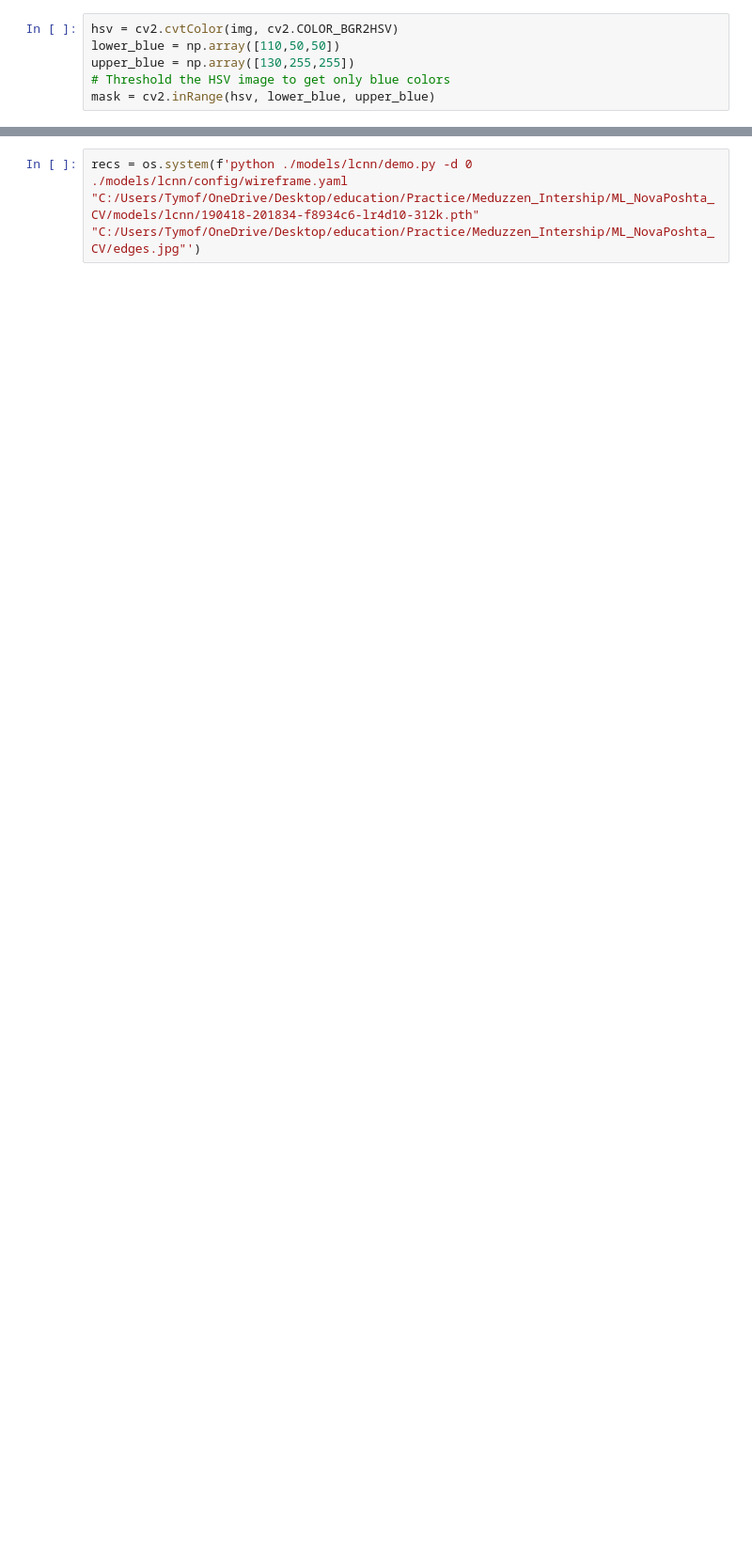
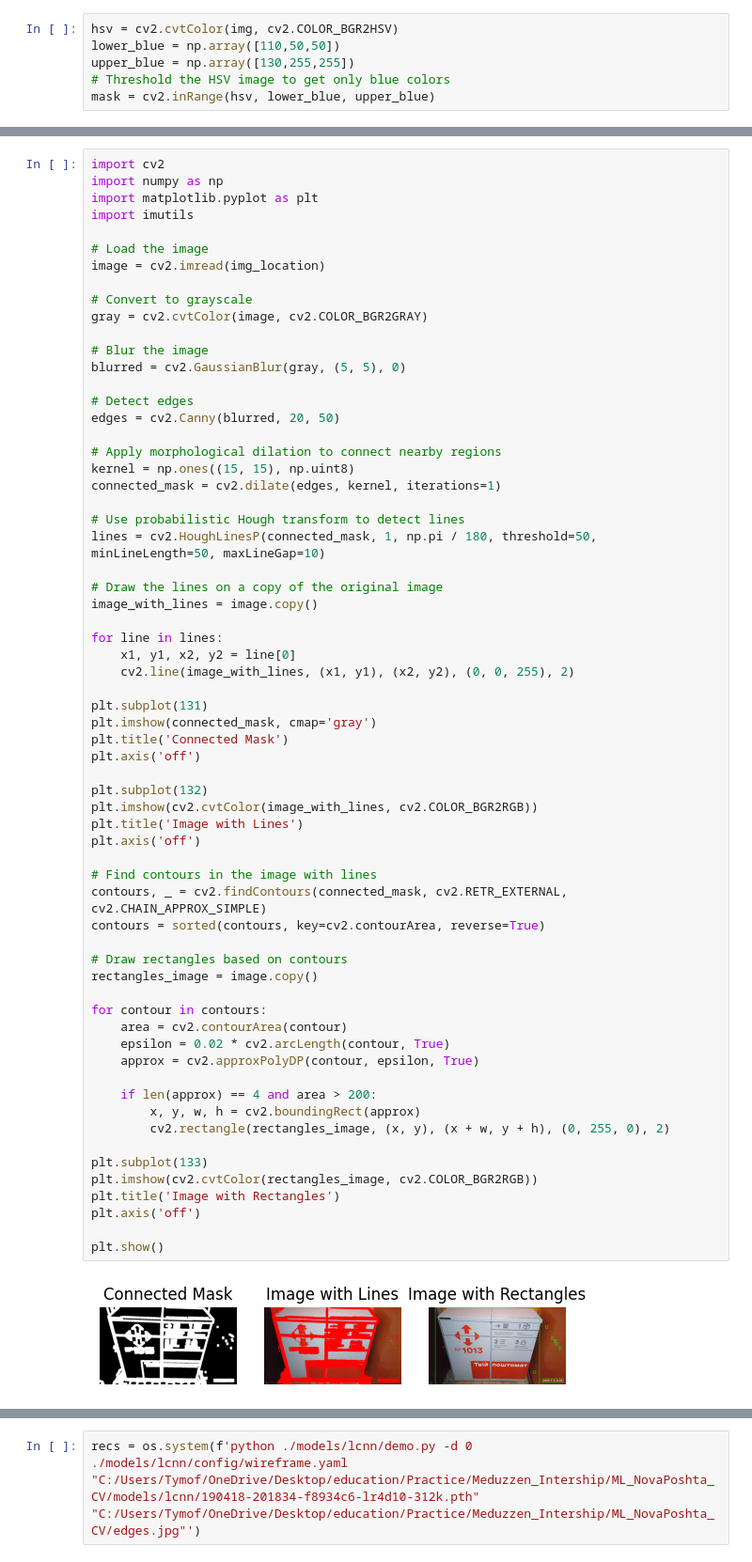
Before and after one commit to TimofiyJ/Meduzzen_Intership, a Jupyter notebook: ML_NovaPoshta_CV/experiments2.ipynb, the cells around one changed output, grey strips where cells are left out. Shown at 94% size. Drawn from its saved outputs; the diff is of its cells as text; blank space fills up the shorter version.

```diff
--- a/ML_NovaPoshta_CV/experiments2.ipynb
+++ b/ML_NovaPoshta_CV/experiments2.ipynb
@@ -114,3 +179,69 @@ plt.imshow(largest_component_mask, cmap='gray')
+# %%
+import cv2
+import numpy as np
+import matplotlib.pyplot as plt
+import imutils
+
+# Load the image
+image = cv2.imread(img_location)
+
+# Convert to grayscale
+gray = cv2.cvtColor(image, cv2.COLOR_BGR2GRAY)
+
+# Blur the image
+blurred = cv2.GaussianBlur(gray, (5, 5), 0)
+
+# Detect edges
+edges = cv2.Canny(blurred, 20, 50)
+
+# Apply morphological dilation to connect nearby regions
+kernel = np.ones((15, 15), np.uint8)
+connected_mask = cv2.dilate(edges, kernel, iterations=1)
+
+# Use probabilistic Hough transform to detect lines
+lines = cv2.HoughLinesP(connected_mask, 1, np.pi / 180, threshold=50, minLineLength=50, maxLineGap=10)
+
+# Draw the lines on a copy of the original image
+image_with_lines = image.copy()
+
+for line in lines:
+    x1, y1, x2, y2 = line[0]
+    cv2.line(image_with_lines, (x1, y1), (x2, y2), (0, 0, 255), 2)
+
+plt.subplot(131)
+plt.imshow(connected_mask, cmap='gray')
+plt.title('Connected Mask')
+plt.axis('off')
+
+plt.subplot(132)
+plt.imshow(cv2.cvtColor(image_with_lines, cv2.COLOR_BGR2RGB))
+plt.title('Image with Lines')
+plt.axis('off')
+
+# Find contours in the image with lines
+contours, _ = cv2.findContours(connected_mask, cv2.RETR_EXTERNAL, cv2.CHAIN_APPROX_SIMPLE)
+contours = sorted(contours, key=cv2.contourArea, reverse=True)
+
+# Draw rectangles based on contours
+rectangles_image = image.copy()
+
+for contour in contours:
+    area = cv2.contourArea(contour)
+    epsilon = 0.02 * cv2.arcLength(contour, True)
+    approx = cv2.approxPolyDP(contour, epsilon, True)
+
+    if len(approx) == 4 and area > 200:
+        x, y, w, h = cv2.boundingRect(approx)
+        cv2.rectangle(rectangles_image, (x, y), (x + w, y + h), (0, 255, 0), 2)
+
+plt.subplot(133)
+plt.imshow(cv2.cvtColor(rectangles_image, cv2.COLOR_BGR2RGB))
+plt.title('Image with Rectangles')
+plt.axis('off')
+
+plt.show()
+# %% [output]
+[figure, added]
 # %%
 # Load the image
 image = cv2.imread(img_location)
```
Also changed, not shown: parts of 11 cells of this notebook, 58 other files.
